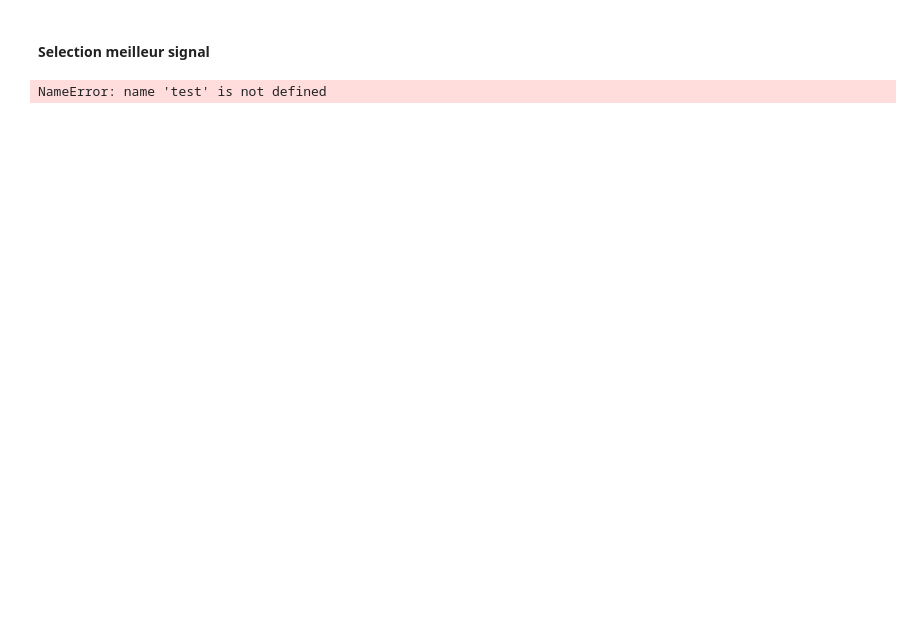
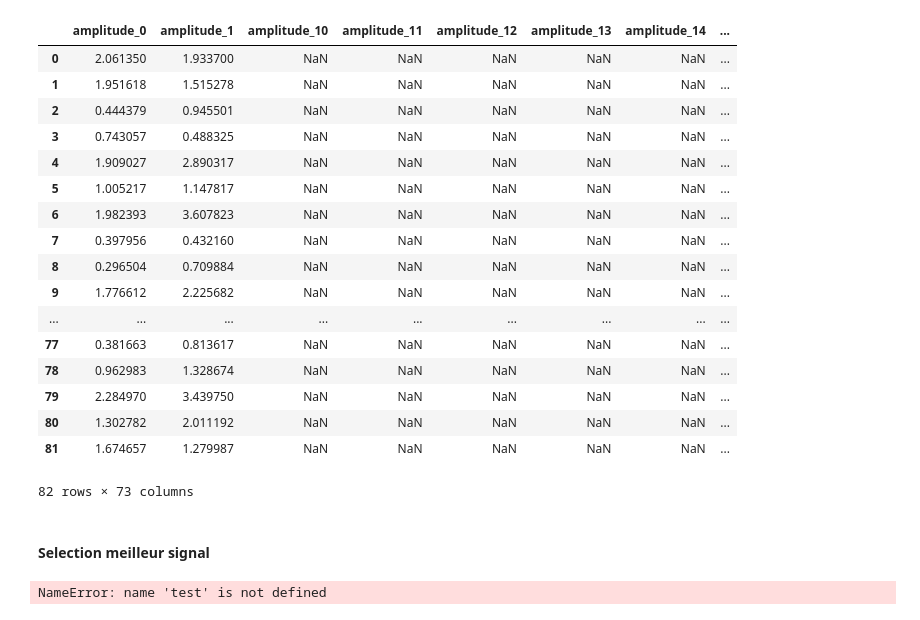
Before and after one commit to brouailalexandre/pesage-par-pont, a Jupyter notebook: Jupyter notebook/Conversion fichier txt.ipynb, the cells around one changed output. Saved outputs shown, nothing was run; the diff lists cells and outputs as text; code cells hidden in the pictures; blank space fills up the shorter version.

Commit message:
Finalisation dataframe pour analyse

```diff
--- a/Jupyter notebook/Conversion fichier txt.ipynb
+++ b/Jupyter notebook/Conversion fichier txt.ipynb
@@ -17,15 +17,44 @@ import cloudpickle
 # %%
 trucks = select_all_best_signal('../Millau/Resultats/', '.txt')
 # %%
-backup_path = "backup/instance/class_trucks.sig"
-for name_truck, signaux_truck in trucks.items():
-    bkp_path = backup_path.split("/")
-    if not os.path.exists(backup_path):
+# Création des class Signal
+directory_path = "backup/instance/"
+filename_path = "class_trucks.sig"
+trucks_sig = {}
+
+if not os.path.exists(directory_path+filename_path):
+    os.makedirs(directory_path)
+
+    for name_truck, signaux_truck in trucks.items():
         # Création des class Signal
-        trucks[name_truck] = Signal(name_truck, signaux_truck)
-        save_instance_class(trucks, directory=bkp_path[0]+"/", filename=bkp_path[1])
-    else:
-        trucks = load_instance_class(directory=bkp_path[0]+"/", filename=bkp_path[1])
+        trucks_sig[name_truck] = Signal(name_truck, signaux_truck)
+        save_instance_class(trucks_sig, directory=directory_path, filename=filename_path)
+else:
+    trucks_sig = load_instance_class(directory=directory_path, filename=filename_path)
+# %%
+all_df = pd.DataFrame()
+for key, value in trucks_sig.items():
+    all_df = pd.concat([all_df, value.to_df()])
+all_df.reset_index(drop=True).sort_index()
+# %% [output]
+|  | amplitude_0 | amplitude_1 | amplitude_10 | amplitude_11 | amplitude_12 | amplitude_13 | amplitude_14 | ... |
+| 0 | 2.061350 | 1.933700 | NaN | NaN | NaN | NaN | NaN | ... |
+| 1 | 1.951618 | 1.515278 | NaN | NaN | NaN | NaN | NaN | ... |
+| 2 | 0.444379 | 0.945501 | NaN | NaN | NaN | NaN | NaN | ... |
+| 3 | 0.743057 | 0.488325 | NaN | NaN | NaN | NaN | NaN | ... |
+| 4 | 1.909027 | 2.890317 | NaN | NaN | NaN | NaN | NaN | ... |
+| 5 | 1.005217 | 1.147817 | NaN | NaN | NaN | NaN | NaN | ... |
+| 6 | 1.982393 | 3.607823 | NaN | NaN | NaN | NaN | NaN | ... |
+| 7 | 0.397956 | 0.432160 | NaN | NaN | NaN | NaN | NaN | ... |
+| 8 | 0.296504 | 0.709884 | NaN | NaN | NaN | NaN | NaN | ... |
+| 9 | 1.776612 | 2.225682 | NaN | NaN | NaN | NaN | NaN | ... |
+| ... | ... | ... | ... | ... | ... | ... | ... | ... |
+| 77 | 0.381663 | 0.813617 | NaN | NaN | NaN | NaN | NaN | ... |
+| 78 | 0.962983 | 1.328674 | NaN | NaN | NaN | NaN | NaN | ... |
+| 79 | 2.284970 | 3.439750 | NaN | NaN | NaN | NaN | NaN | ... |
+| 80 | 1.302782 | 2.011192 | NaN | NaN | NaN | NaN | NaN | ... |
+| 81 | 1.674657 | 1.279987 | NaN | NaN | NaN | NaN | NaN | ... |
+82 rows × 73 columns
 # %% [markdown]
 #### Selection meilleur signal
 # %%
```
Also changed, not shown: 3 other files.
